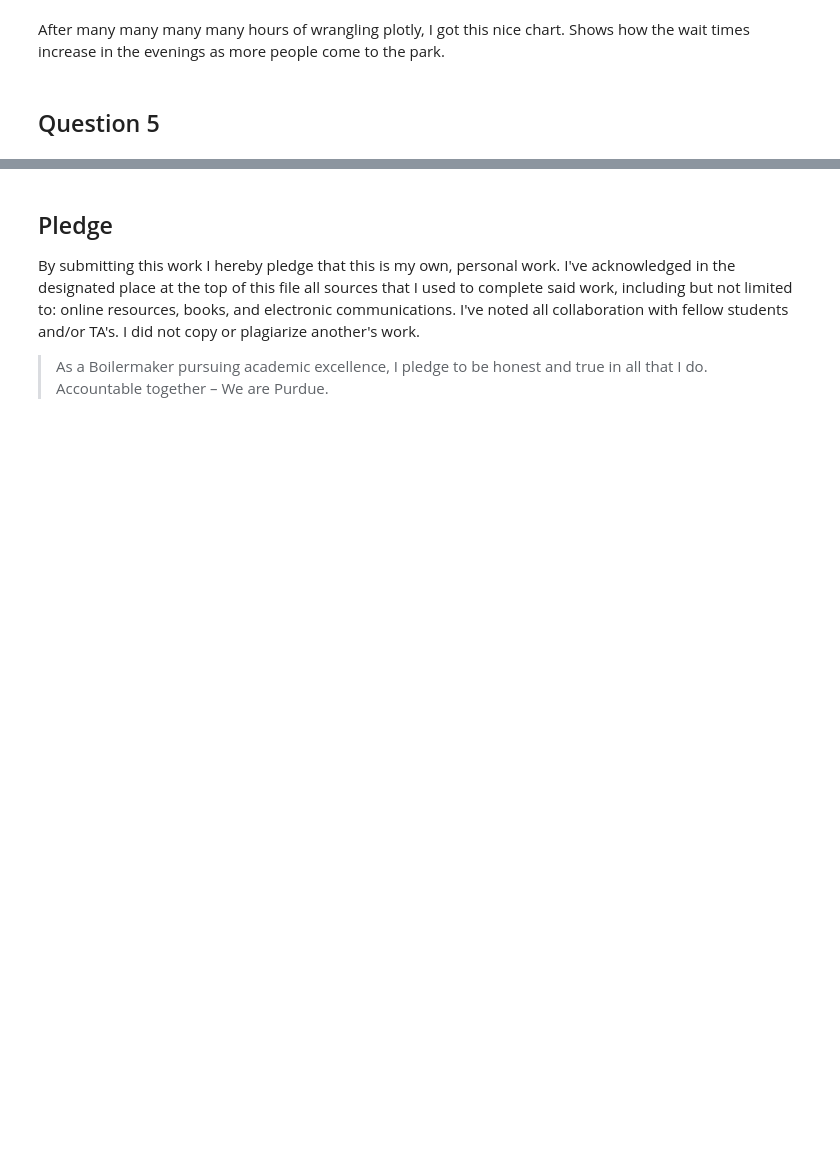
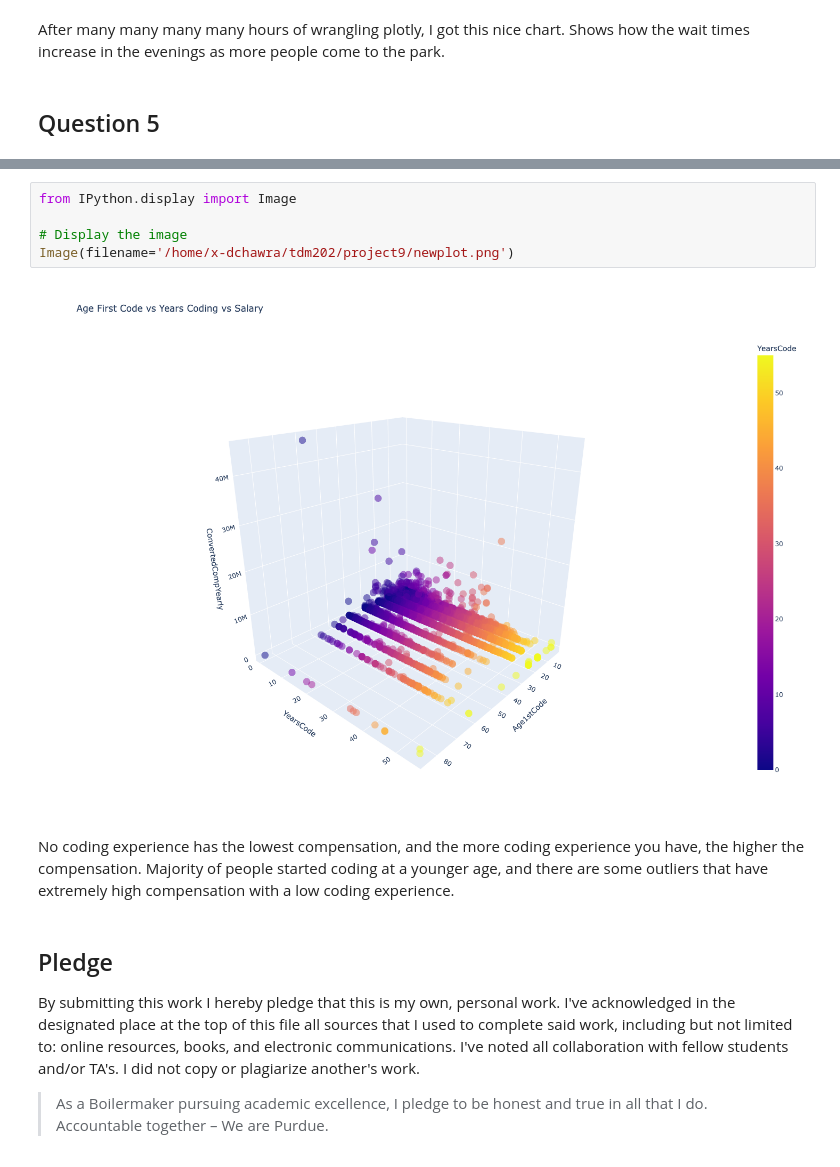
Before and after one commit to dwijenchawra/tdm202, a Jupyter notebook: project9/dwijen-chawra-project9.ipynb, the cells around one changed output, grey strips where cells are left out. Drawn from its saved outputs; the diff is of its cells as text; blank space fills up the shorter version.

```diff
--- a/project9/dwijen-chawra-project9.ipynb
+++ b/project9/dwijen-chawra-project9.ipynb
@@ -282,3 +315,12 @@ max    83439.000000  1.000000e+74         4.524131e+07
+# %%
+from IPython.display import Image
+
+# Display the image
+Image(filename='/home/x-dchawra/tdm202/project9/newplot.png')
+# %% [output]
+[figure, added]
+# %% [markdown]
+No coding experience has the lowest compensation, and the more coding experience you have, the higher the compensation. Majority of people started coding at a younger age, and there are some outliers that have extremely high compensation with a low coding experience.
 # %% [markdown]
 ## Pledge
 
```
Also changed, not shown: parts of 1 cell of this notebook, 1 other file.
